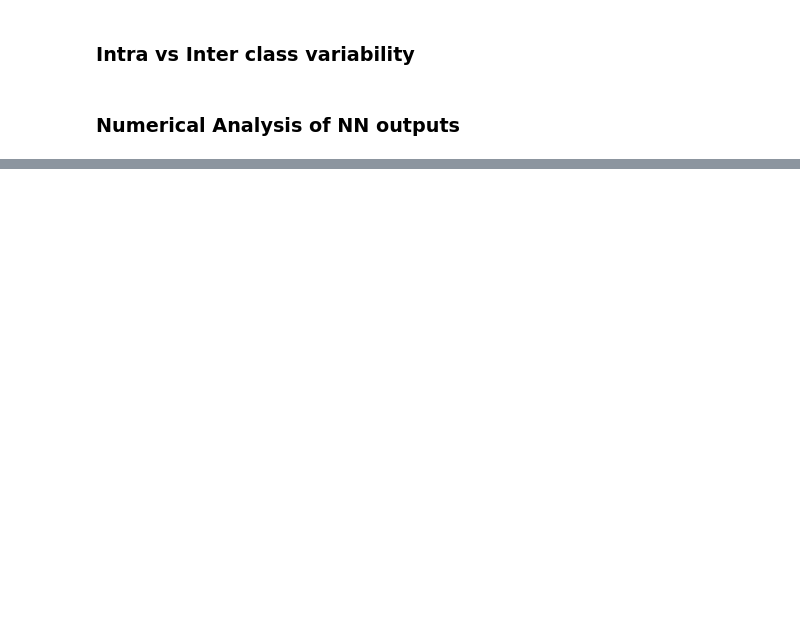
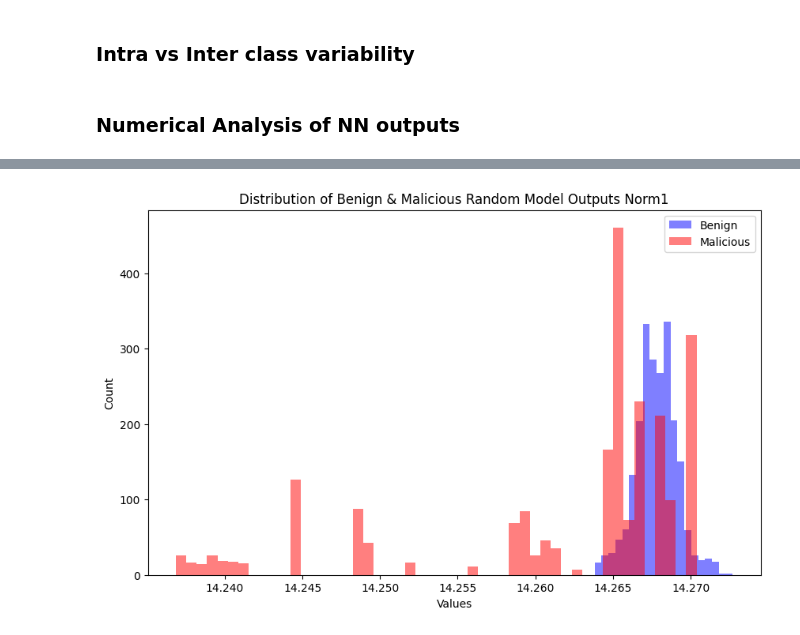
Before and after one commit to privateer-project/NWDAF-Anomaly-Detection, a Jupyter notebook: notebooks/Time Series Statistical Analysis.ipynb, the cells around one changed output, grey strips where cells are left out. Saved outputs shown, nothing was run; the diff lists cells and outputs as text; code cells hidden in the pictures; blank space fills up the shorter version.

```diff
--- a/notebooks/Time Series Statistical Analysis.ipynb
+++ b/notebooks/Time Series Statistical Analysis.ipynb
@@ -17,4 +18,9 @@ from models.rae import *
 from utils.utils import *
 from visualizations.visualizations import *
 from evaluation.evaluation import *
+# %%
+data_folder = "../Data/Data v5"
+df = pd.read_csv(os.path.join(data_folder, "amari_ue_data_final_v5_smoothed_scaled.csv"))
+df = df.sort_values(["imeisv", "_time"], ascending = True)
+df['imeisv'] = df['imeisv'].astype(str)
 # %%
@@ -145,3 +228,12 @@ random_model = LSTMAutoencoder(
+# %%
+random_model = LSTMAutoencoder(
+    input_dim = len(feature_columns),
+    hidden_dim1 = 50,
+    hidden_dim2 = 100,
+    output_dim = len(feature_columns),
+    dropout = 0.2,
+    layer_norm_flag = False
+)
 # %%
 random_model.to(device)
 random_model.eval()
@@ -149,27 +241,35 @@ random_model.eval()
 with torch.no_grad():
     benign_random_model_outputs = []
     for instance in benign_ts_data:
-        instance = instance.view(120,1).to(device)
-        benign_random_model_outputs.append(random_model(instance).view(-1).to('cpu').numpy())
+        instance = instance.to(device)
+        benign_random_model_outputs.append(random_model(instance).to('cpu').numpy())
 
 with torch.no_grad():
     mal_random_model_outputs = []
     for instance in mal_ts_data:
-        instance = instance.view(120,1).to(device)
-        mal_random_model_outputs.append(random_model(instance).view(-1).to('cpu').numpy())
+        instance = instance.to(device)
+        mal_random_model_outputs.append(random_model(instance).to('cpu').numpy())
 # %%
-benign_ts_random_model_out_norm1 = np.linalg.norm(np.array(benign_random_model_outputs), ord=1, axis = 1)
-mal_ts_random_model_out_norm1 = np.linalg.norm(np.array(mal_random_model_outputs), ord=1, axis = 1)
+if len(feature_columns) > 1:
+    axis_to_calc_norm = (1,2)
+else:
+    axis_to_calc_norm = 1
+
+benign_ts_random_model_out_norm1 = np.squeeze(np.linalg.norm(np.array(benign_random_model_outputs), ord=1, axis = axis_to_calc_norm))
+mal_ts_random_model_out_norm1 = np.squeeze(np.linalg.norm(np.array(mal_random_model_outputs), ord=1, axis = axis_to_calc_norm))
 mal_ts_random_model_out_norm1_sampled = np.random.choice(mal_ts_random_model_out_norm1, size=benign_ts_random_model_out_norm1.shape[0])
 
-benign_ts_random_model_out_norm2 = np.linalg.norm(np.array(benign_random_model_outputs), axis = 1)
-mal_ts_random_model_out_norm2 = np.linalg.norm(np.array(mal_random_model_outputs), axis = 1)
+benign_ts_random_model_out_norm2 = np.squeeze(np.linalg.norm(np.array(benign_random_model_outputs), axis = axis_to_calc_norm))
+mal_ts_random_model_out_norm2 = np.squeeze(np.linalg.norm(np.array(mal_random_model_outputs), axis = axis_to_calc_norm))
 mal_ts_random_model_out_norm2_sampled = np.random.choice(mal_ts_random_model_out_norm2, size=benign_ts_random_model_out_norm2.shape[0])
 # %%
-plot_dist(
+plot_dist_plt(
     benign_ts_random_model_out_norm1,
     mal_ts_random_model_out_norm1_sampled,
-    'Distribution of Benign & Malicious TS Random Model Output Norm1',
-    nbins = 50,
+    'Distribution of Benign & Malicious Random Model Outputs Norm1',
+    nbins_ben = 20,
+    nbins_mal = 50,
     x_axis_range = [None, None]
 )
+# %% [output]
+[figure, added]
```
Also changed, not shown: parts of 25 cells of this notebook, 24 other files.
